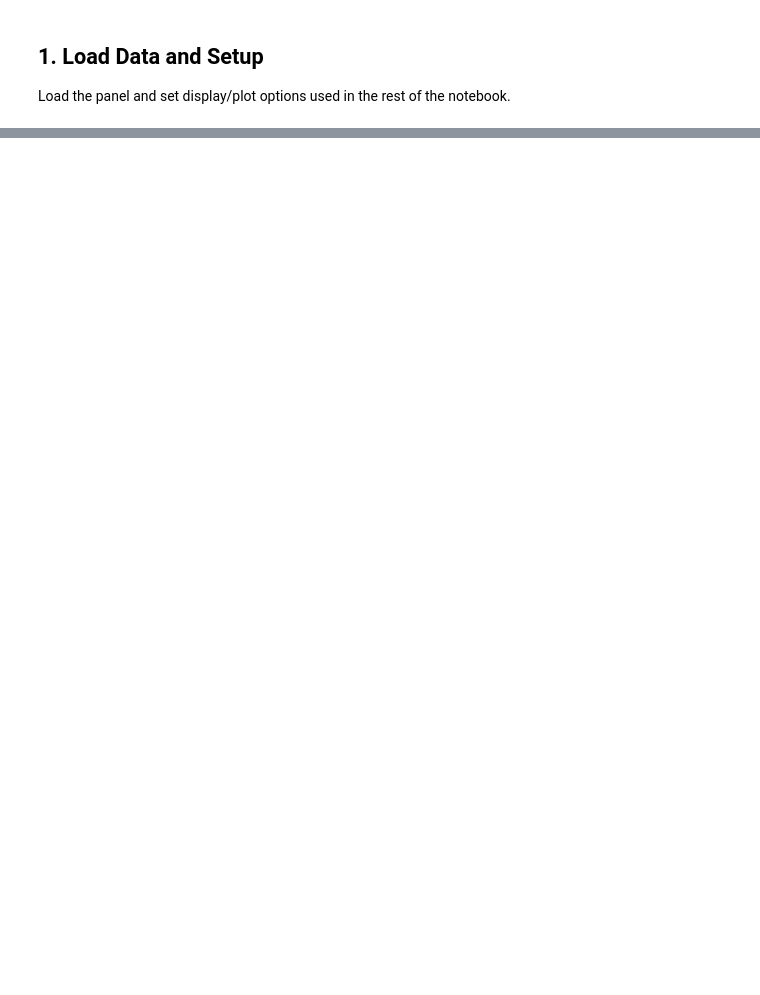
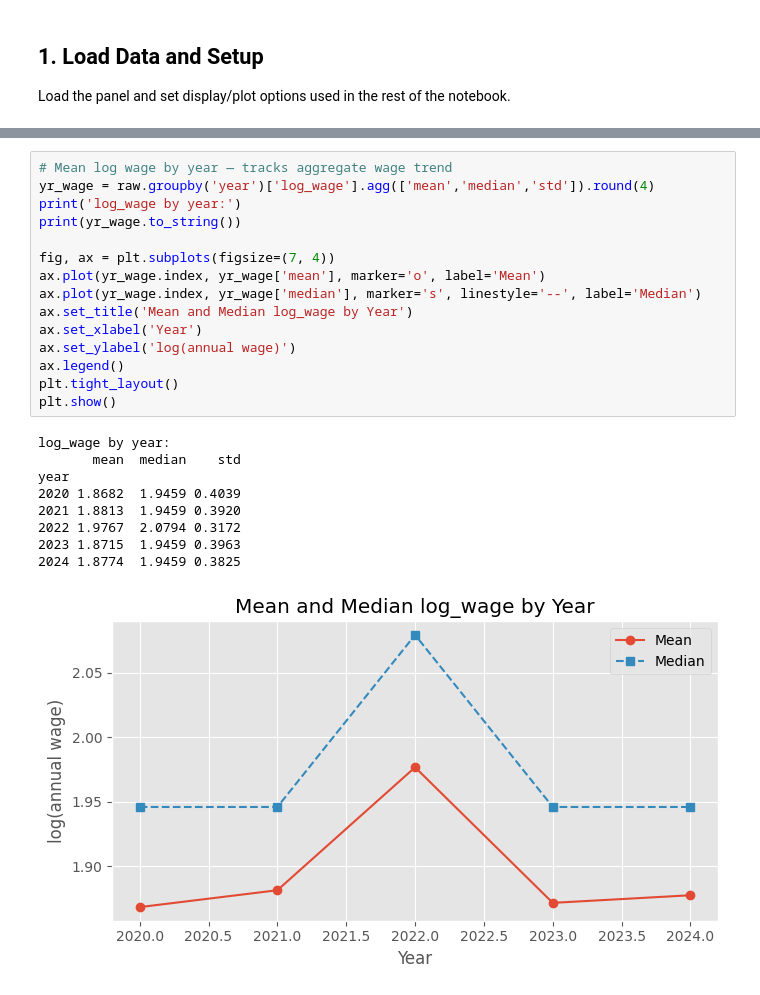
Before and after one commit to TingyingHuang/ECC3479-The-impact-of-AI-exposure-on-wage-growth, a Jupyter notebook: code/eda_analysis.ipynb, the cells around one changed output, grey strips where cells are left out. Drawn from its saved outputs; the diff is of its cells as text; blank space fills up the shorter version.

```diff
--- a/code/eda_analysis.ipynb
+++ b/code/eda_analysis.ipynb
@@ -536,0 +181,25 @@ findings
+# %%
+# Mean log wage by year — tracks aggregate wage trend
+yr_wage = raw.groupby('year')['log_wage'].agg(['mean','median','std']).round(4)
+print('log_wage by year:')
+print(yr_wage.to_string())
+
+fig, ax = plt.subplots(figsize=(7, 4))
+ax.plot(yr_wage.index, yr_wage['mean'], marker='o', label='Mean')
+ax.plot(yr_wage.index, yr_wage['median'], marker='s', linestyle='--', label='Median')
+ax.set_title('Mean and Median log_wage by Year')
+ax.set_xlabel('Year')
+ax.set_ylabel('log(annual wage)')
+ax.legend()
+plt.tight_layout()
+plt.show()
+# %% [output]
+log_wage by year:
+       mean  median    std
+year
+2020 1.8682  1.9459 0.4039
+2021 1.8813  1.9459 0.3920
+2022 1.9767  2.0794 0.3172
+2023 1.8715  1.9459 0.3963
+2024 1.8774  1.9459 0.3825
+[figure, added]
```
Also changed, not shown: parts of 52 cells of this notebook, 12 other files.
